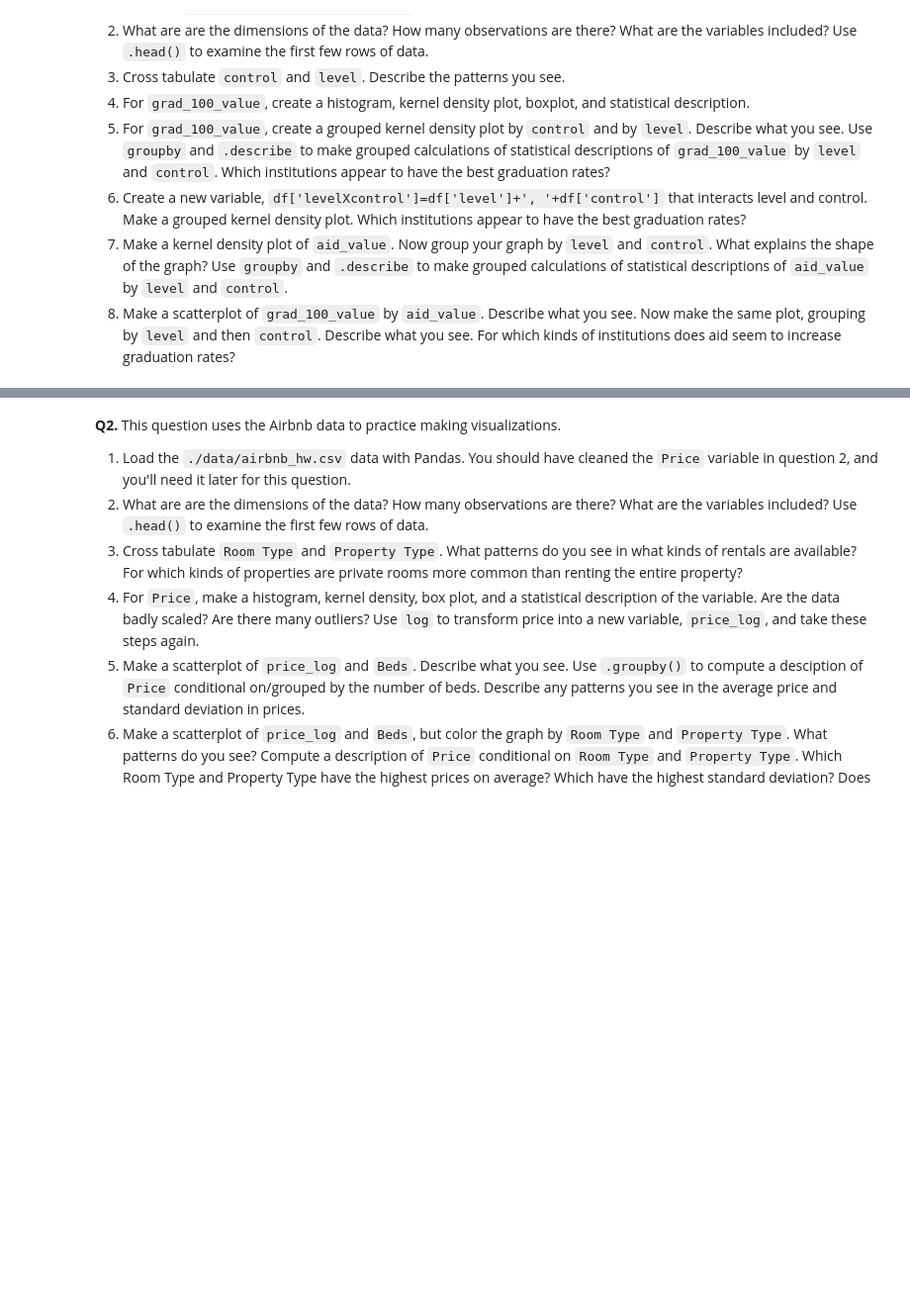
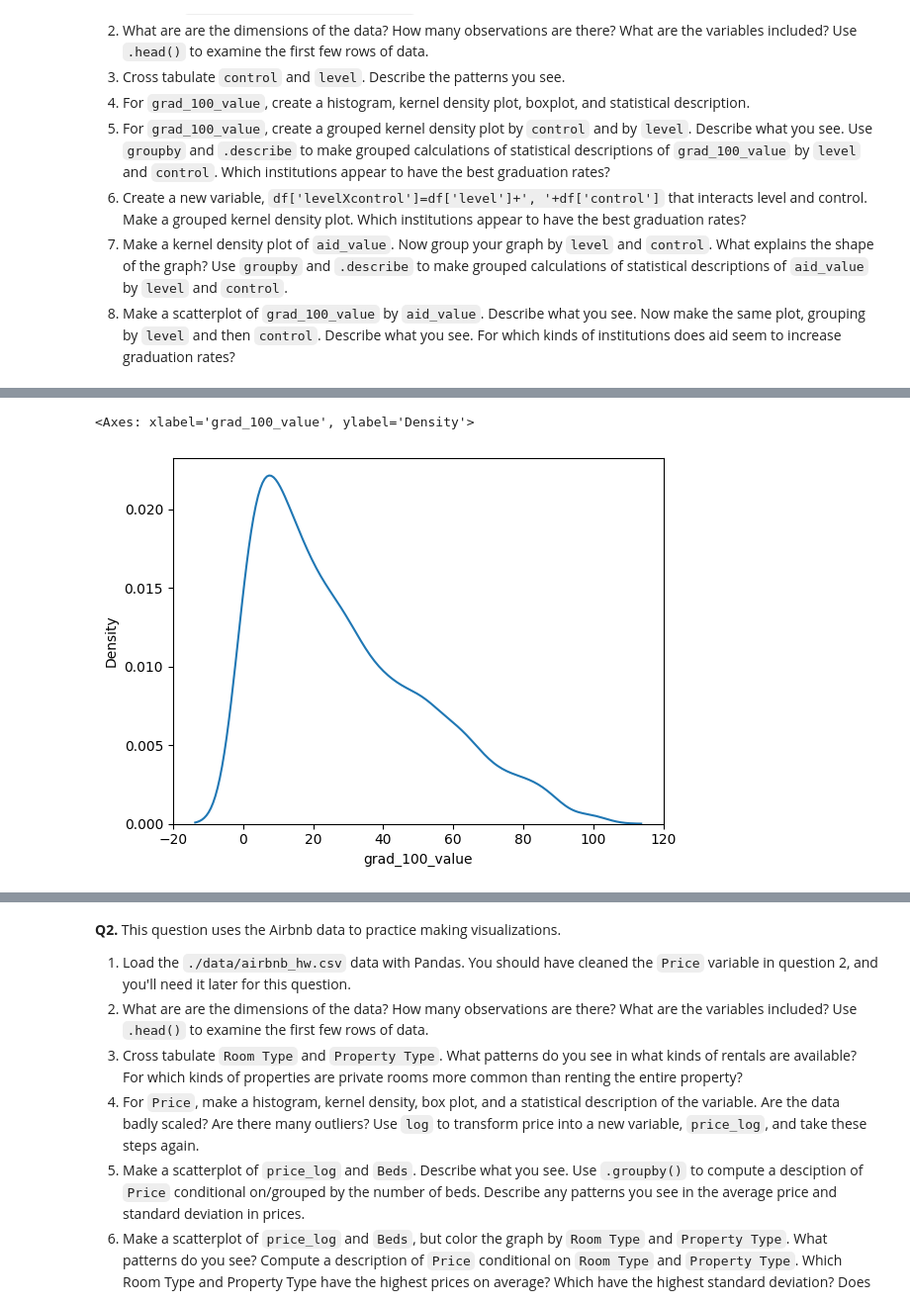
Before and after one commit to annagirerd/visualization, a Jupyter notebook: assignment/assignment.ipynb, the cells around one changed output, grey strips where cells are left out. Shown at 99% size. Saved outputs shown, nothing was run; the diff lists cells and outputs as text; code cells hidden in the pictures; blank space fills up the shorter version.

```diff
--- a/assignment/assignment.ipynb
+++ b/assignment/assignment.ipynb
@@ -60,0 +145,5 @@ The "relevant" variables for this question are:
+# %%
+sns.kdeplot(df['grad_100_value'])
+# %% [output]
+<Axes: xlabel='grad_100_value', ylabel='Density'>
+[figure, added]
```
Also changed, not shown: parts of 16 cells of this notebook.
